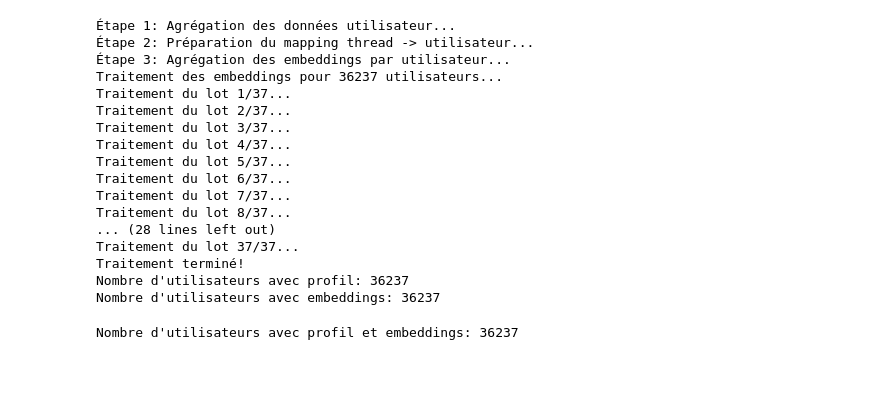
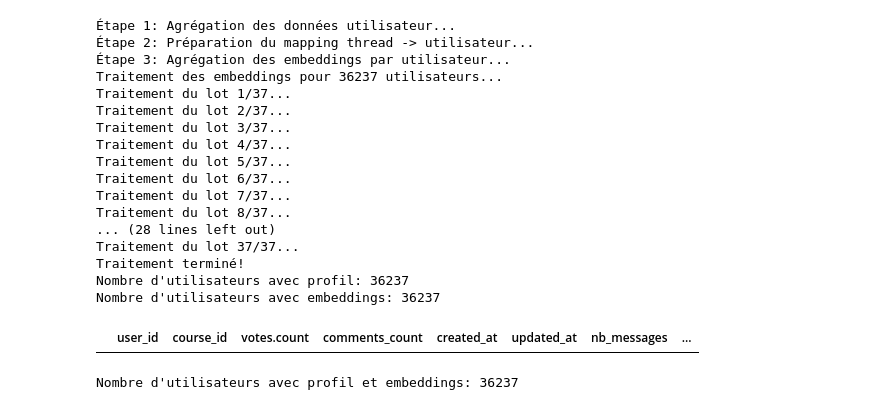
Before and after one commit to MelodyDuplaix/projet_mooc_test, a Jupyter notebook: notebooks/test_clustering_etudiant.ipynb, the cells around one changed output. Saved outputs shown, nothing was run; the diff lists cells and outputs as text; code cells hidden in the pictures; blank space fills up the shorter version.

```diff
--- a/notebooks/test_clustering_etudiant.ipynb
+++ b/notebooks/test_clustering_etudiant.ipynb
@@ -485,6 +469,10 @@ Traitement du lot 37/37...
 Traitement terminé!
 Nombre d'utilisateurs avec profil: 36237
 Nombre d'utilisateurs avec embeddings: 36237
+# %%
+user_profiles[user_profiles['user_id']== "NaN"]
+# %% [output]
+|  | user_id | course_id | votes.count | comments_count | created_at | updated_at | nb_messages | ... |
 # %%
 # Cellule 3: Préparation des données pour le clustering
 from sklearn.preprocessing import StandardScaler
```
Also changed, not shown: parts of 2 cells of this notebook.
